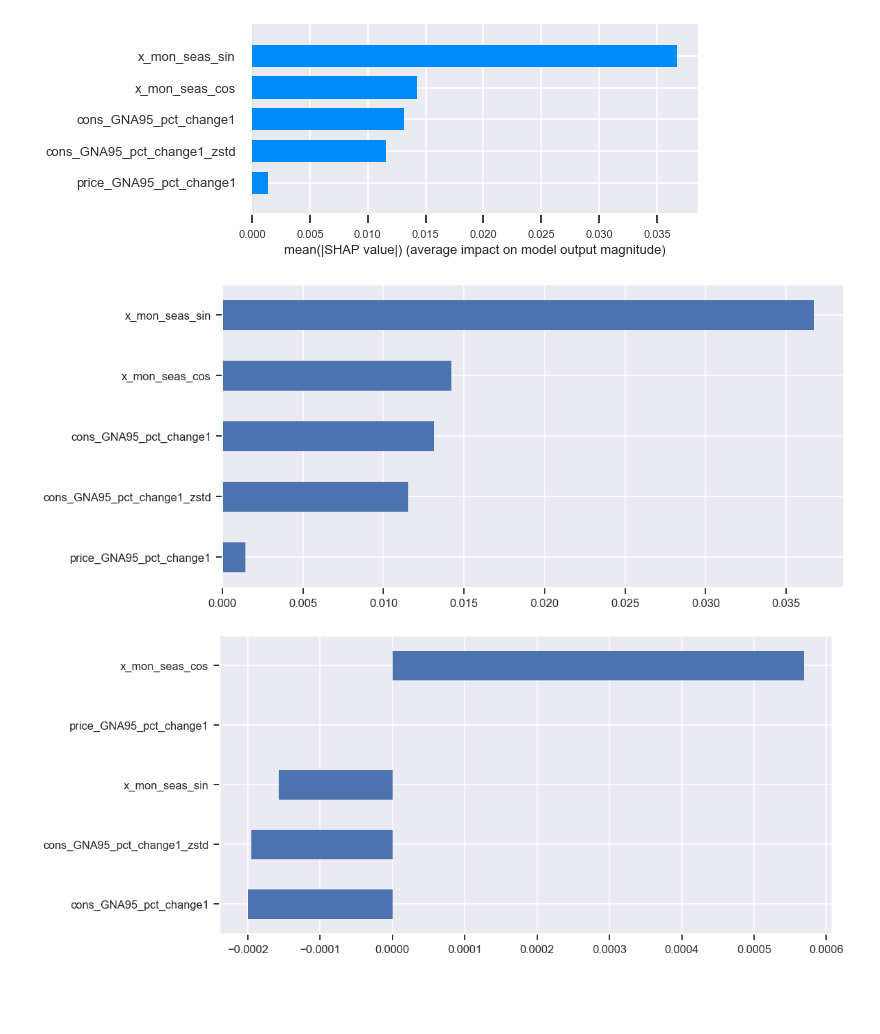
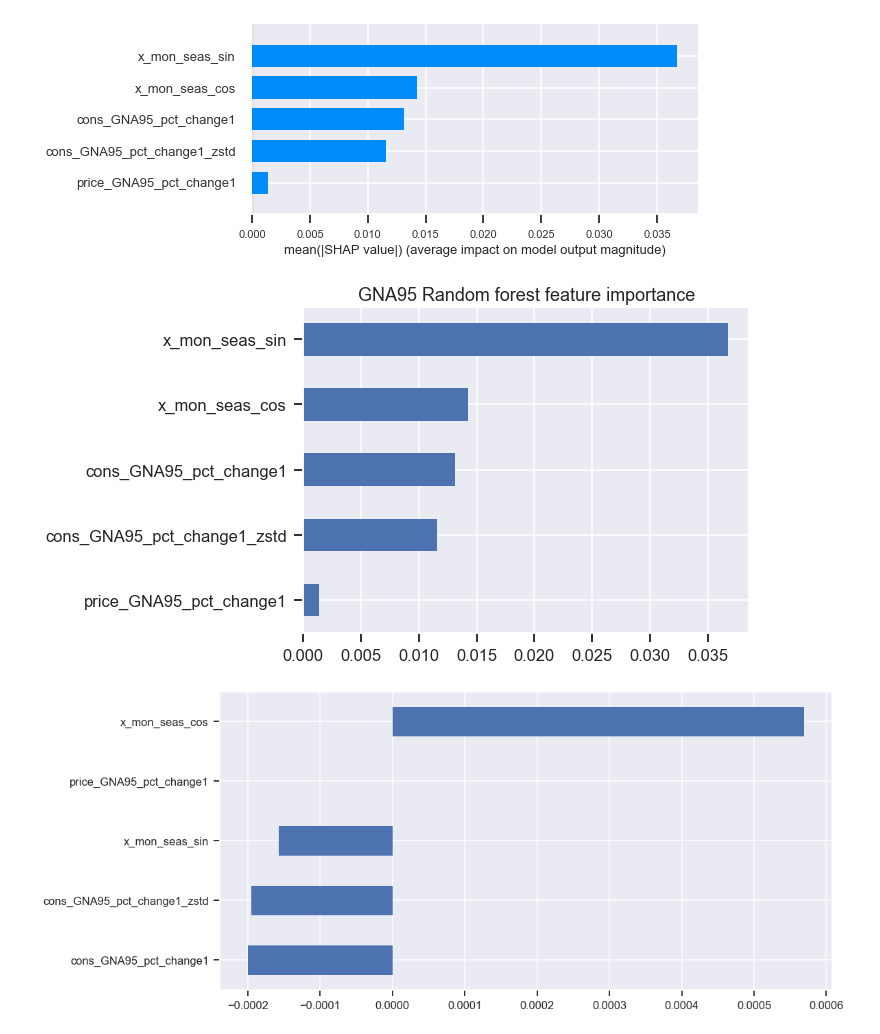
Before and after one commit to manualrg/DSLAB_Forecasting, a Jupyter notebook: 07_Interpretability.ipynb, the cells around one changed output. Saved outputs shown, nothing was run; the diff lists cells and outputs as text; code cells hidden in the pictures; blank space fills up the shorter version.

Commit message:
ml interpretability: rf+shap

```diff
--- a/07_Interpretability.ipynb
+++ b/07_Interpretability.ipynb
@@ -147,10 +147,11 @@ shap.summary_plot(shap_values2, x_train, plot_type="bar")
 # %% [output]
 [figure]
 # %%
-pd.Series(index=all_features, data=abs(shap_values2).mean(axis=0)).sort_values().plot.barh()
+pd.Series(index=all_features, data=abs(shap_values2).mean(axis=0)).sort_values().plot.barh(figsize=(8,6))
+plt.title("GNA95 Random forest feature importance")
 plt.show()
 # %% [output]
-[figure, old version]
+[figure, new version]
 # %%
 pd.Series(index=all_features, data=shap_values2.mean(axis=0)).sort_values().plot.barh()
 plt.show()
```
Also changed, not shown: parts of 3 cells of this notebook, 3 other files.
